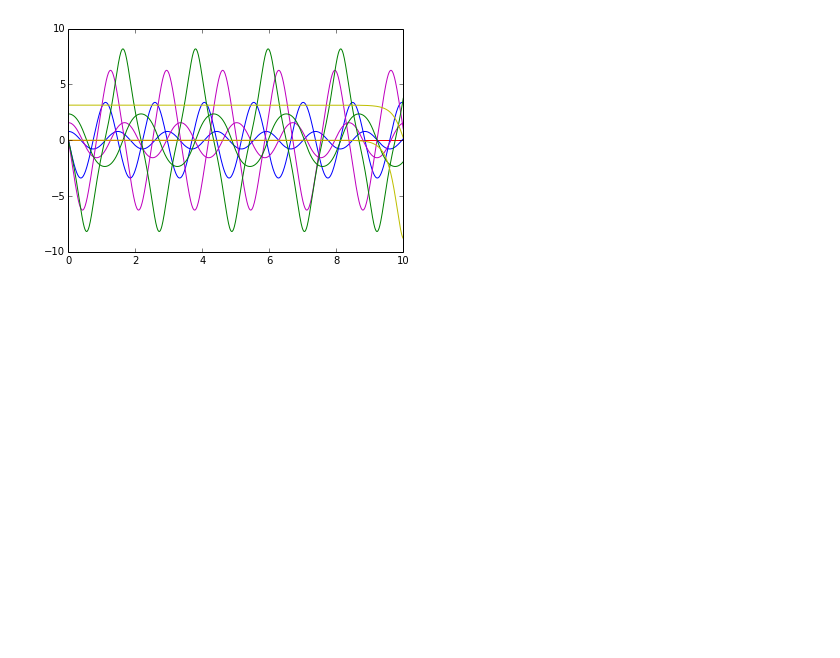
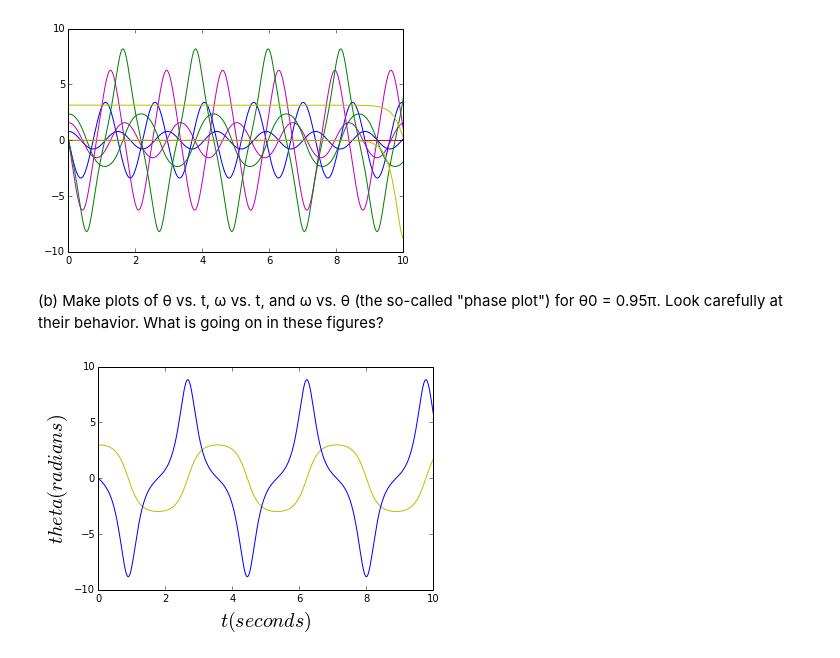
Before and after one commit to kjarment/PHYS202S14, a Jupyter notebook: SciPy/ODEExcercises.ipynb, the cells around one changed output. Drawn from its saved outputs; the diff is of its cells as text; code cells hidden in the pictures; blank space fills up the shorter version.

```diff
--- a/SciPy/ODEExcercises.ipynb
+++ b/SciPy/ODEExcercises.ipynb
@@ -35,4 +37,22 @@ Pendulum(np.pi, 'y')
 plt.show()
 # %% [output]
 [figure]
+# %% [markdown]
+(b) Make plots of θ vs. t, ω vs. t, and ω vs. θ (the so-called "phase plot") for θ0 = 0.95π. Look carefully at their behavior. What is going on in these figures?
+# %%
+t = np.arange(0.,10. + 0.01,0.01)
+th = [0.95*np.pi,0]
+g = 9.8
+ell = 0.5
+
+
+the = odeint(deriv,th,t)
+plt.plot(t,the[:,0], color = 'y') #theta vs t
+plt.plot(t,the[:,1], color = 'b') #omega vs t
+plt.plot(the[:,0],the[:,1],color = 'g')
+plt.xlabel(r'$t (seconds)$',fontsize=20)
+plt.ylabel(r'$theta (radians)$',fontsize=20)
+plt.show()
+# %% [output]
+[figure, added]
 # %%
```
Also changed, not shown: parts of 16 cells of this notebook, 3 other files.
